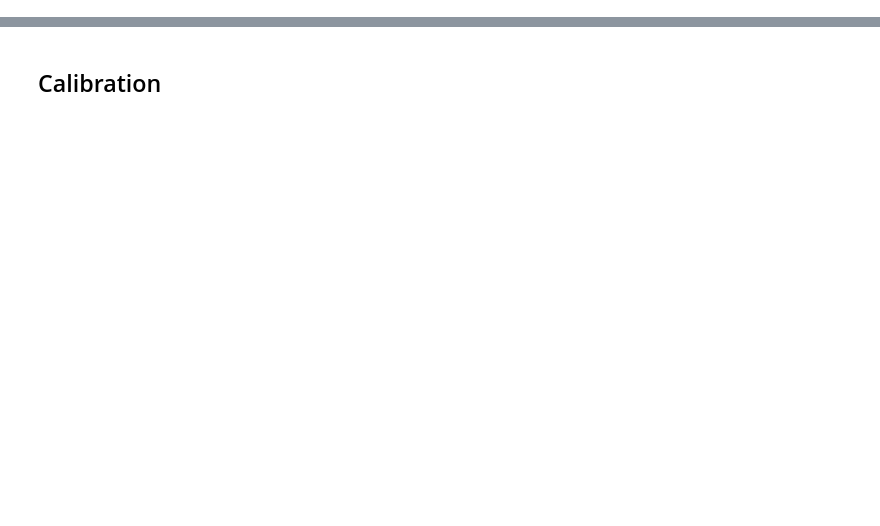
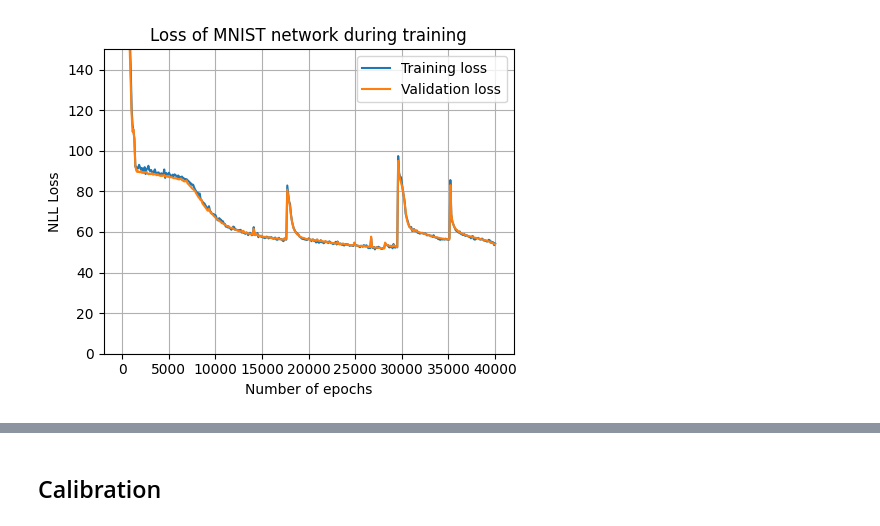
Before and after one commit to xiaoxiae/SurVAE-replication, a Jupyter notebook: maxpooling.ipynb, the cells around one changed output, grey strips where cells are left out. Cells and saved outputs as stored; diff of their text form; code cells hidden in the pictures; blank space fills up the shorter version.

```diff
--- a/maxpooling.ipynb
+++ b/maxpooling.ipynb
@@ -56,18 +58,20 @@ print(loss_train)
 # %%
 plt.figure(figsize=(5, 4))
 
 plt.plot(times, loss_train, label='Training loss')
 plt.plot(times, loss_test, label='Validation loss')
 
 plt.title('Loss of MNIST network during training')
 plt.xlabel('Number of epochs')
 plt.ylabel('NLL Loss')
 
 plt.grid()
-# plt.ylim(0, 5000)
+plt.ylim(0, 150)
 plt.legend()
 plt.tight_layout()
 plt.show()
+# %% [output]
+[figure, added]
 # %%
 # check that sigma parameters are actually being learned
 for _layer in sv_maxpool.layers:
```
Also changed, not shown: parts of 15 cells of this notebook, 7 other files.
